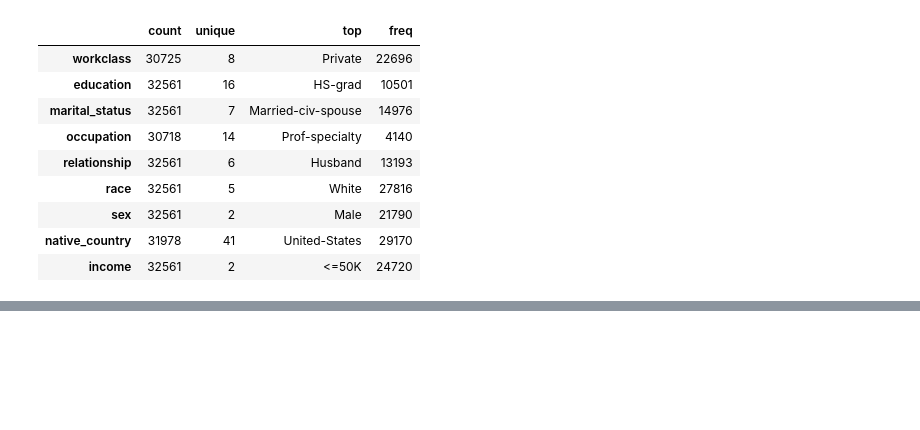
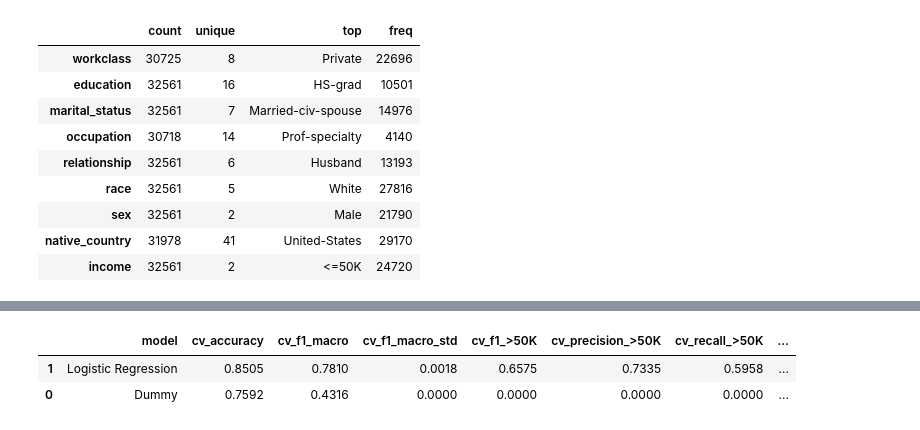
Before and after one commit to Tri8505/ML-Assignment-Adult-Census, a Jupyter notebook: notebooks/main_pipeline.ipynb, the cells around one changed output, grey strips where cells are left out. Cells and saved outputs as stored; diff of their text form; code cells hidden in the pictures; blank space fills up the shorter version.

```diff
--- a/notebooks/main_pipeline.ipynb
+++ b/notebooks/main_pipeline.ipynb
@@ -150,0 +223,85 @@ categorical_summary
+# %%
+from sklearn.base import clone
+from sklearn.dummy import DummyClassifier
+from sklearn.linear_model import LogisticRegression
+from sklearn.model_selection import StratifiedKFold, cross_validate
+
+cv = StratifiedKFold(
+    n_splits=3,
+    shuffle=True,
+    random_state=SEED,
+)
+
+models = {
+    "Dummy": DummyClassifier(strategy="most_frequent"),
+    "Logistic Regression": LogisticRegression(
+        max_iter=2000,
+        random_state=SEED,
+    ),
+}
+
+scoring = {
+    "accuracy": "accuracy",
+    "f1_macro": "f1_macro",
+    "f1_positive": "f1",
+    "precision_positive": "precision",
+    "recall_positive": "recall",
+}
+
+# Dummy không dự đoán lớp 1 nên precision có thể không xác định.
+from sklearn.metrics import make_scorer, precision_score
+
+scoring["precision_positive"] = make_scorer(
+    precision_score,
+    zero_division=0,
+)
+
+rows = []
+
+for model_name, model in models.items():
+    print(f"Đang chạy: {model_name}")
+
+    pipeline = Pipeline([
+        ("preprocessor", clone(preprocessor)),
+        ("classifier", clone(model)),
+    ])
+
+    scores = cross_validate(
+        pipeline,
+        X_train,
+        y_train,
+        cv=cv,
+        scoring=scoring,
+        return_train_score=True,
+        n_jobs=1,
+        error_score="raise",
+    )
+
+    rows.append({
+        "model": model_name,
+        "cv_accuracy": scores["test_accuracy"].mean(),
+        "cv_f1_macro": scores["test_f1_macro"].mean(),
+        "cv_f1_macro_std": scores["test_f1_macro"].std(),
+        "cv_f1_>50K": scores["test_f1_positive"].mean(),
+        "cv_precision_>50K": scores["test_precision_positive"].mean(),
+        "cv_recall_>50K": scores["test_recall_positive"].mean(),
+        "train_f1_macro": scores["train_f1_macro"].mean(),
+        "mean_fit_seconds": scores["fit_time"].mean(),
+    })
+
+baseline_results = pd.DataFrame(rows)
+
+display(
+    baseline_results
+    .sort_values("cv_f1_macro", ascending=False)
+    .round(4)
+)
+
+results_dir = PROJECT_DIR / "reports" / "results"
+results_dir.mkdir(parents=True, exist_ok=True)
+
+baseline_results.to_csv(
+    results_dir / "baseline_cv.csv",
+    index=False,
+)
+# %% [output]
@@ -150,0 +310,3 @@ categorical_summary
+|  | model | cv_accuracy | cv_f1_macro | cv_f1_macro_std | cv_f1_>50K | cv_precision_>50K | cv_recall_>50K | ... |
+| 1 | Logistic Regression | 0.8505 | 0.7810 | 0.0018 | 0.6575 | 0.7335 | 0.5958 | ... |
+| 0 | Dummy | 0.7592 | 0.4316 | 0.0000 | 0.0000 | 0.0000 | 0.0000 | ... |
```
Also changed, not shown: parts of 10 cells of this notebook.
